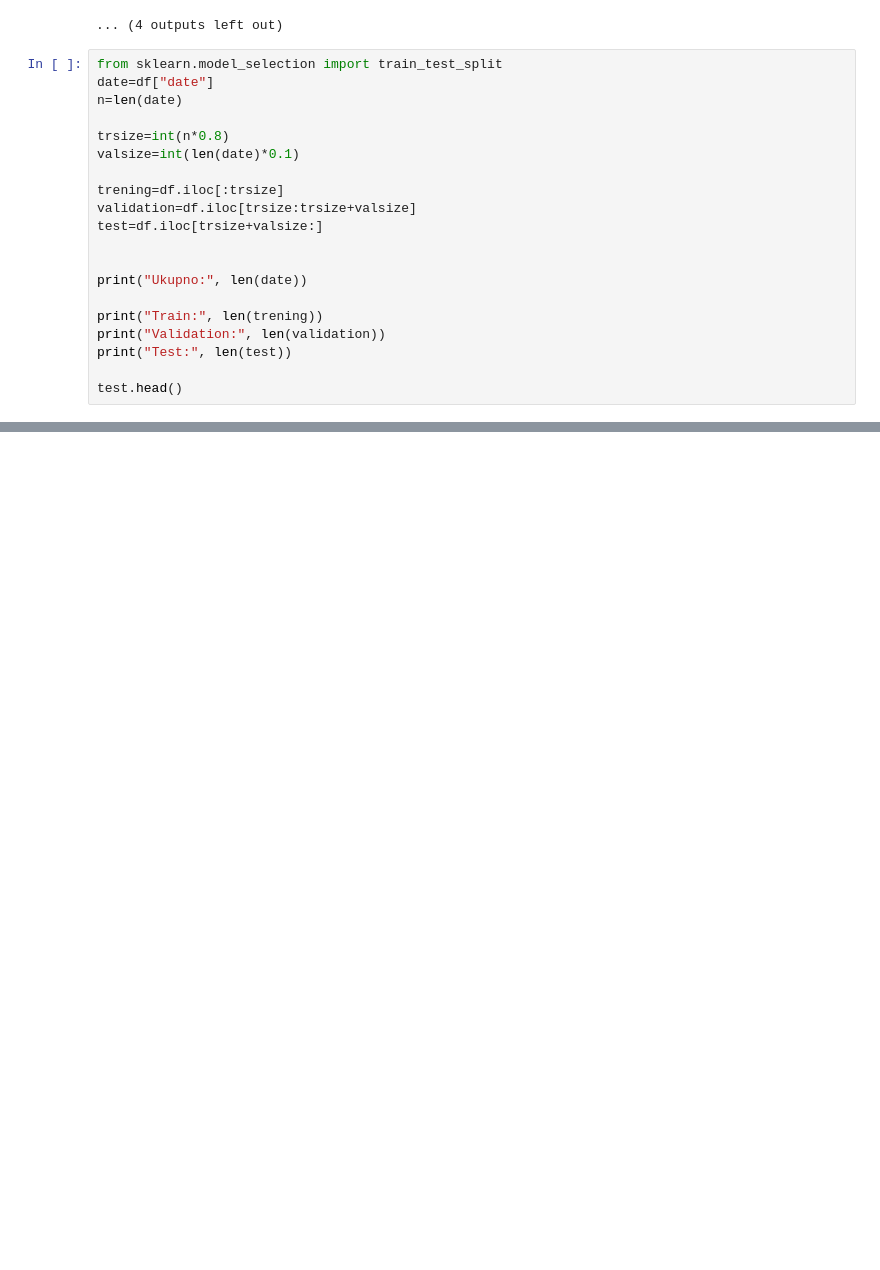
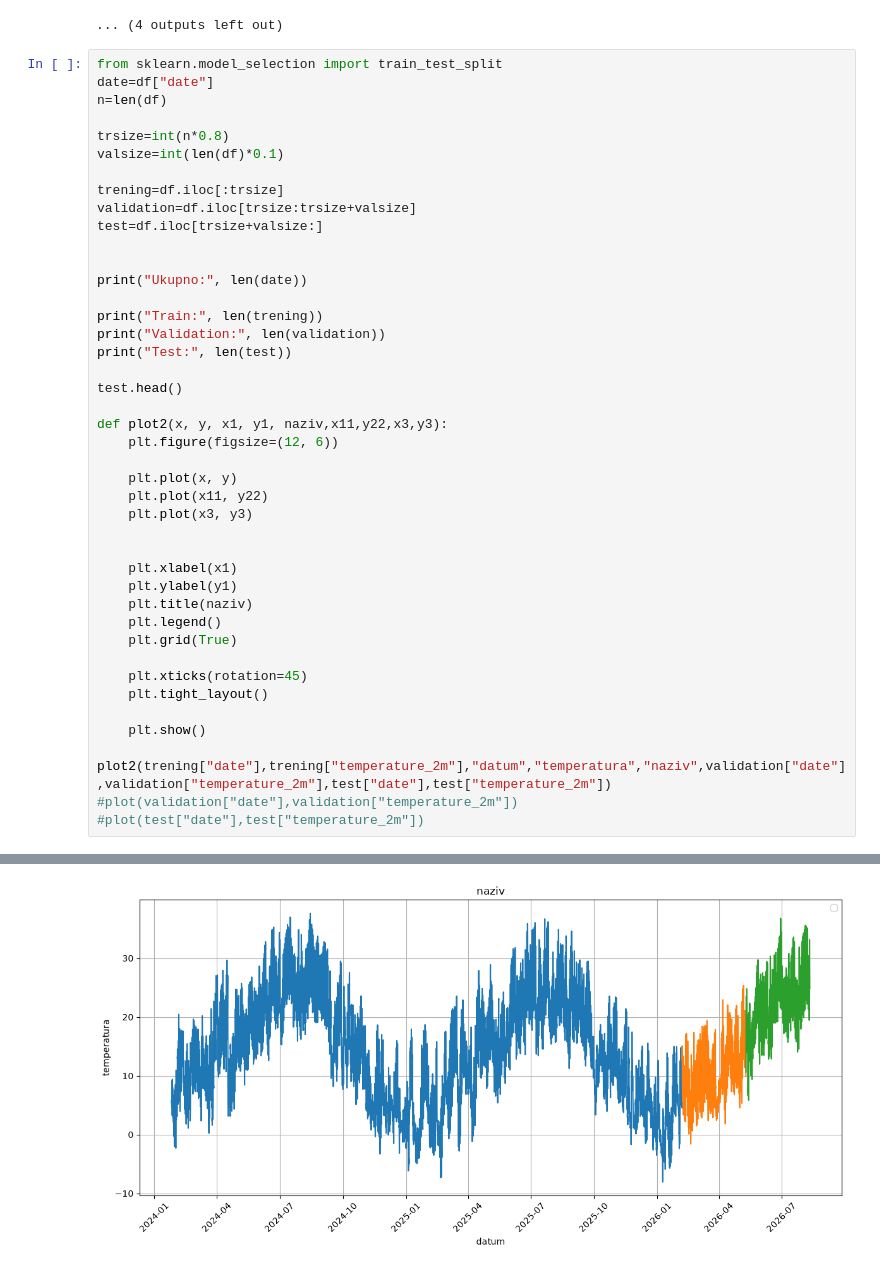
Before and after one commit to matejvu/TemperatureForecasting, a Jupyter notebook: notebooks/feature_exploration.ipynb, the cells around one changed output, grey strips where cells are left out. Saved outputs shown, nothing was run; the diff lists cells and outputs as text; blank space fills up the shorter version.

```diff
--- a/notebooks/feature_exploration.ipynb
+++ b/notebooks/feature_exploration.ipynb
@@ -596,10 +596,10 @@ Name: surface_pressure_previous_day3, dtype: float64
 # %%
 from sklearn.model_selection import train_test_split
 date=df["date"]
-n=len(date)
+n=len(df)
 
 trsize=int(n*0.8)
-valsize=int(len(date)*0.1)
+valsize=int(len(df)*0.1)
 
 trening=df.iloc[:trsize]
 validation=df.iloc[trsize:trsize+valsize]
@@ -613,6 +613,29 @@ print("Validation:", len(validation))
 print("Test:", len(test))
 
 test.head()
+
+def plot2(x, y, x1, y1, naziv,x11,y22,x3,y3):
+    plt.figure(figsize=(12, 6))
+
+    plt.plot(x, y)
+    plt.plot(x11, y22)
+    plt.plot(x3, y3)
+
+
+    plt.xlabel(x1)
+    plt.ylabel(y1)
+    plt.title(naziv)
+    plt.legend()
+    plt.grid(True)
+
+    plt.xticks(rotation=45)
+    plt.tight_layout()
+
+    plt.show()
+
+plot2(trening["date"],trening["temperature_2m"],"datum","temperatura","naziv",validation["date"],validation["temperature_2m"],test["date"],test["temperature_2m"])
+#plot(validation["date"],validation["temperature_2m"])
+#plot(test["date"],test["temperature_2m"])
 # %% [output]
 Ukupno: 22272
 Train: 17817
@@ -626,0 +644 @@ Test: 2228
+[figure, added]
```
Also changed, not shown: parts of 1 cell of this notebook.
